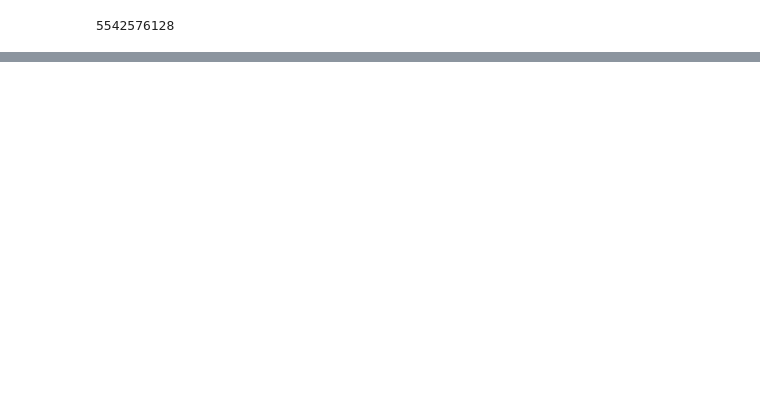
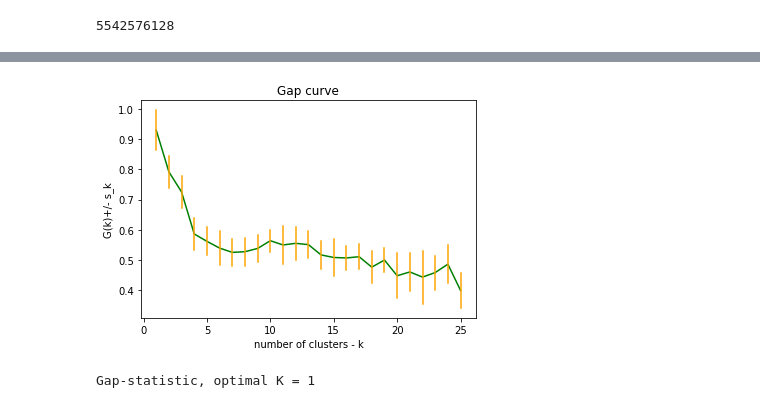
Before and after one commit to Hypertyz/igem2022, a Jupyter notebook: Yeast_project/notebooks/Promoter_RBS.ipynb, the cells around one changed output, grey strips where cells are left out. Saved outputs shown, nothing was run; the diff lists cells and outputs as text; code cells hidden in the pictures; blank space fills up the shorter version.

```diff
--- a/Yeast_project/notebooks/Promoter_RBS.ipynb
+++ b/Yeast_project/notebooks/Promoter_RBS.ipynb
@@ -188,0 +252,29 @@ plt.savefig('./PCA.jpg', bbox_inches='tight', dpi=600)
+# %%
+# plot the Gap curve
+plt.figure()
+plt.title('Gap curve')
+Gk =  Elog_Wu.T - np.log(W)
+plt.plot(x_range,Gk,color='green')
+x_range_list = []
+x_range_list.append(x_range)
+x_range_list.append(x_range)
+GkList = []
+GkList.append(Gk-sk)
+GkList.append(Gk+sk)
+plt.plot(x_range_list, GkList, color='orange')
+plt.ylabel('G(k)+/- s_k')
+plt.xlabel('number of clusters - k')
+plt.show()
+# %% [output]
+[figure, added]
+# %%
+# Implementation of the rule for estimating K*, see ESL (14.39), p. 519
+K_opt = np.where(np.array(Gk[:-1]) >= np.array(Gk[1:] - sk[1:]))[0]
+
+if not K_opt.size:
+    K_opt = clustersNr
+    print ("Gap-statistic, optimal K = %d" % K_opt)
+else:
+    print ("Gap-statistic, optimal K = %d" % list_of_clusters[K_opt[0]])
+# %% [output]
+Gap-statistic, optimal K = 1
```
Also changed, not shown: parts of 11 cells of this notebook, 4 other files.
